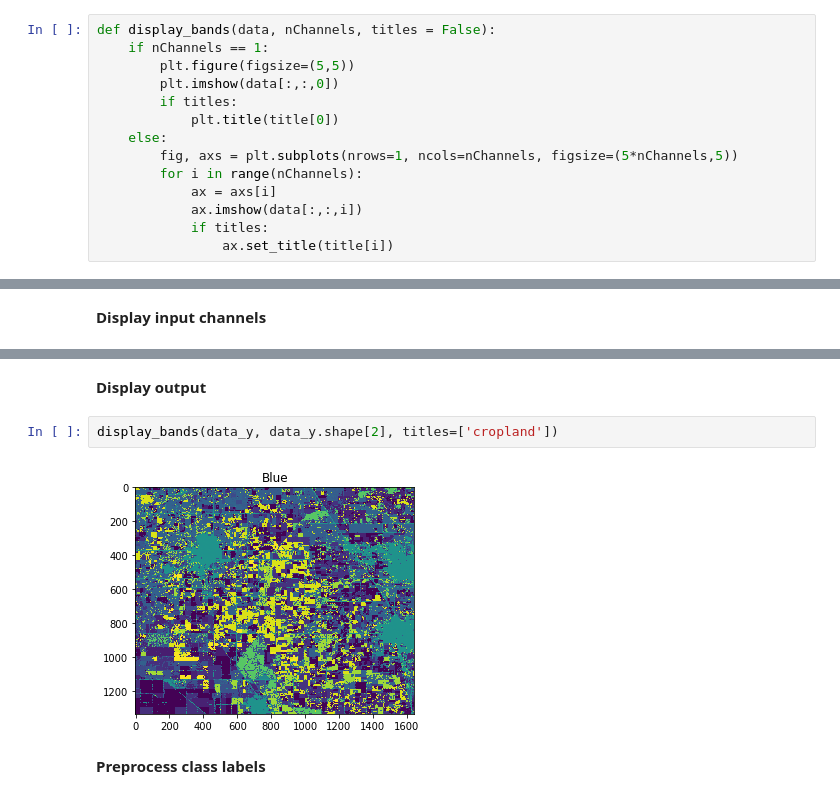
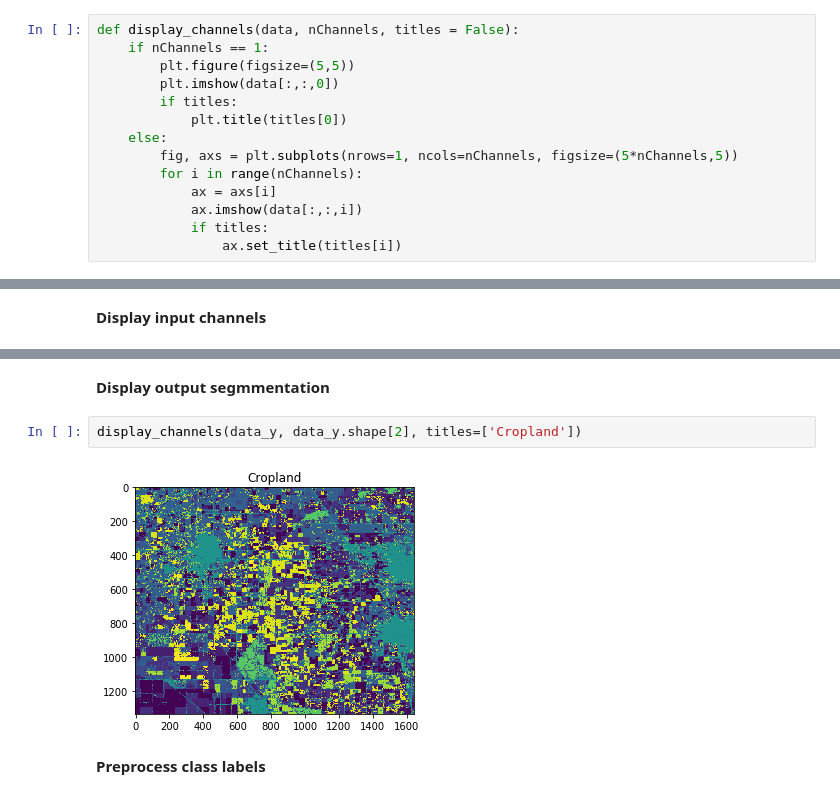
Before and after one commit to yaron1000/cnn-models, a Jupyter notebook: notebooks/Sentinel-2_cropland_data.ipynb, the cells around one changed output, grey strips where cells are left out. Saved outputs shown, nothing was run; the diff lists cells and outputs as text.

```diff
--- a/notebooks/Sentinel-2_cropland_data.ipynb
+++ b/notebooks/Sentinel-2_cropland_data.ipynb
@@ -359,19 +378,19 @@ def load_tif_bands(path, files):
 
     return data
 # %%
-def display_bands(data, nChannels, titles = False):
+def display_channels(data, nChannels, titles = False):
     if nChannels == 1:
         plt.figure(figsize=(5,5))
         plt.imshow(data[:,:,0])
         if titles:
-            plt.title(title[0])
+            plt.title(titles[0])
     else:
         fig, axs = plt.subplots(nrows=1, ncols=nChannels, figsize=(5*nChannels,5))
         for i in range(nChannels):
             ax = axs[i]
             ax.imshow(data[:,:,i])
             if titles:
-                ax.set_title(title[i])
+                ax.set_title(titles[i])
 # %%
 # Load data
 directory_x = "./data/"
@@ -394,11 +413,11 @@ display_bands(data_x, data_x.shape[2],titles=['Blue', 'Green', 'Red', 'NIR', 'ND
 # %% [output]
 [figure]
 # %% [markdown]
-**Display output**
+**Display output segmmentation**
 # %%
-display_bands(data_y, data_y.shape[2], titles=['cropland'])
+display_channels(data_y, data_y.shape[2], titles=['Cropland'])
 # %% [output]
-[figure, old version]
+[figure, new version]
 # %% [markdown]
 **Preprocess class labels**
 # %% [markdown]
```
Also changed, not shown: parts of 29 cells of this notebook.
